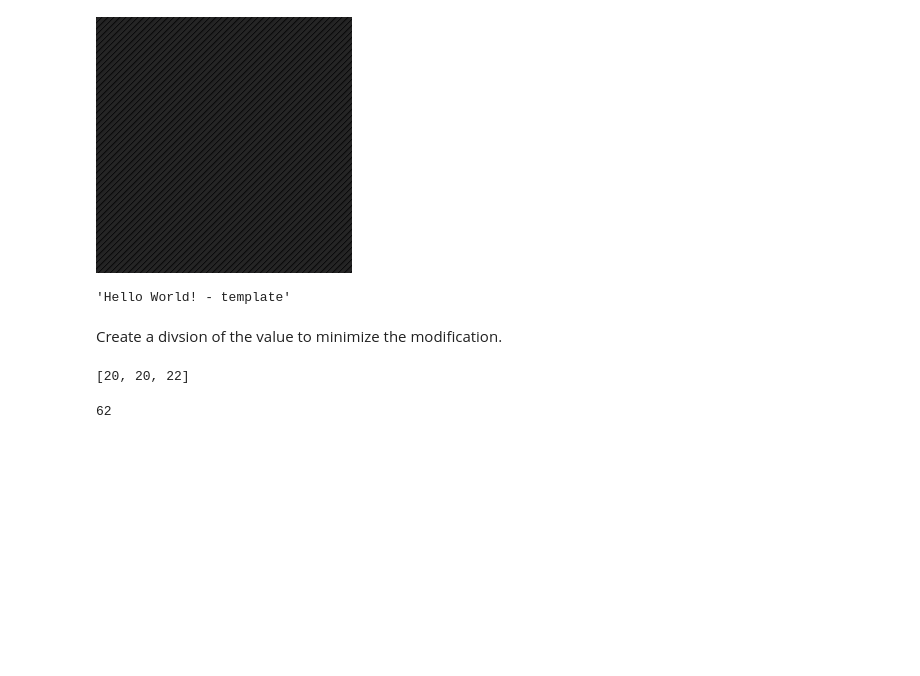
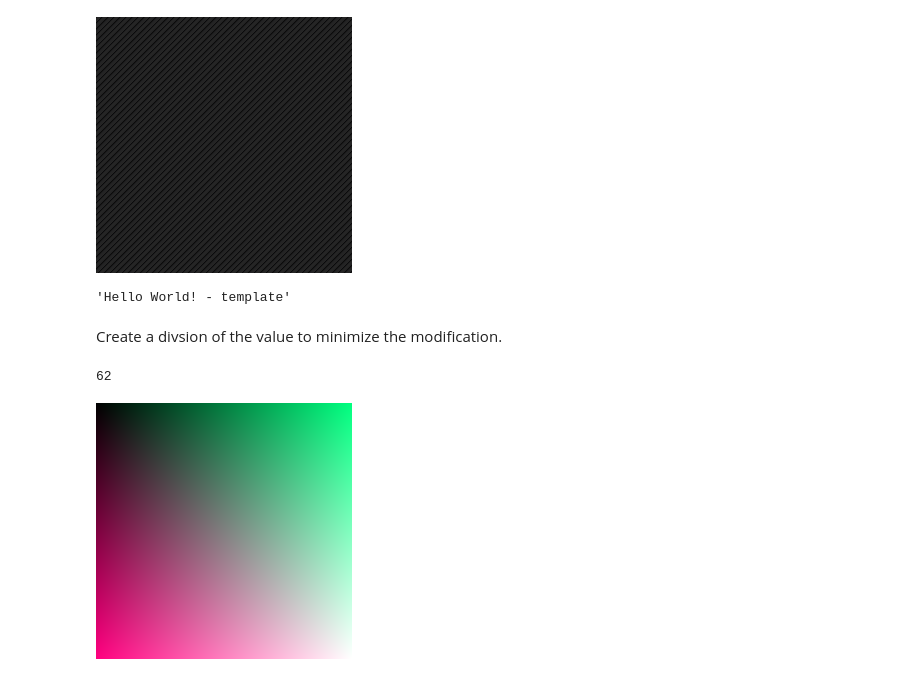
Before and after one commit to Clamarche/Intersect.Beta, a Jupyter notebook: securePhoto_notebooks.ipynb, the cells around one changed output. Cells and saved outputs as stored; diff of their text form; code cells hidden in the pictures; blank space fills up the shorter version.

```diff
--- a/securePhoto_notebooks.ipynb
+++ b/securePhoto_notebooks.ipynb
@@ -194,17 +203,24 @@ display("Hello World! - template")
 'Hello World! - template'
 # %% [markdown]
 Create a divsion of the value to minimize the modification.
-# %%
-def value2pixel(value):
-  pixelRG=value//3
-  pixelB=pixelRG+value%3
-  return [pixelRG, pixelRG, pixelB]
-print(value2pixel(62))
-# %% [output]
-[20, 20, 22]
 # %%
 def pixel2value(pixel):
   return pixel[0]+pixel[1]+pixel[2]
 print(pixel2value(value2pixel(62)))
 # %% [output]
 62
+# %%
+# create a fade
+size_x = 256
+size_y = 256
+data = np.zeros((size_x, size_y, 3), dtype=np.uint8)
+for i in range(size_x):
+  for j in range(size_y):
+    # create a picture like array
+    data[i, j] = [(i), (j), (i+j)//2]
+
+image = pil.Image.fromarray(data)
+image.save('fade256.png')
+display(Image('fade256.png'))
+# %% [output]
+[figure, added]
```
Also changed, not shown: parts of 9 cells of this notebook.
